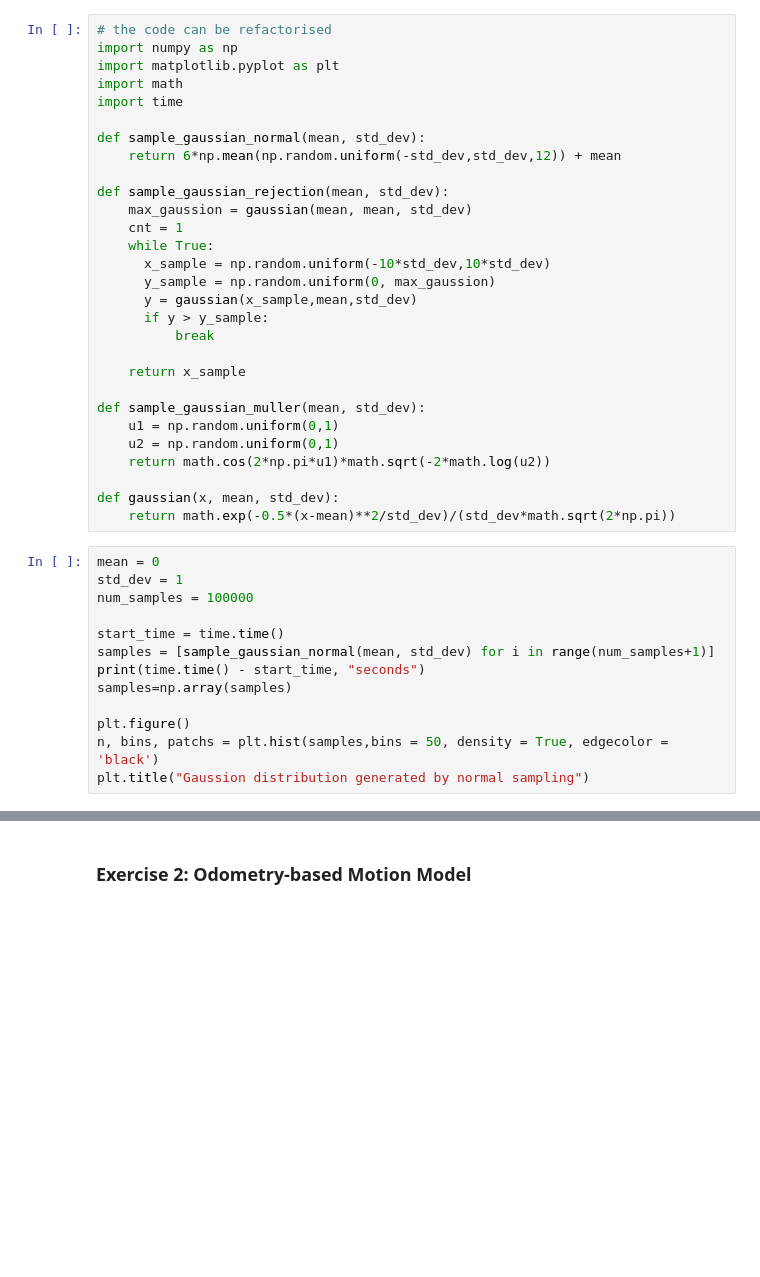
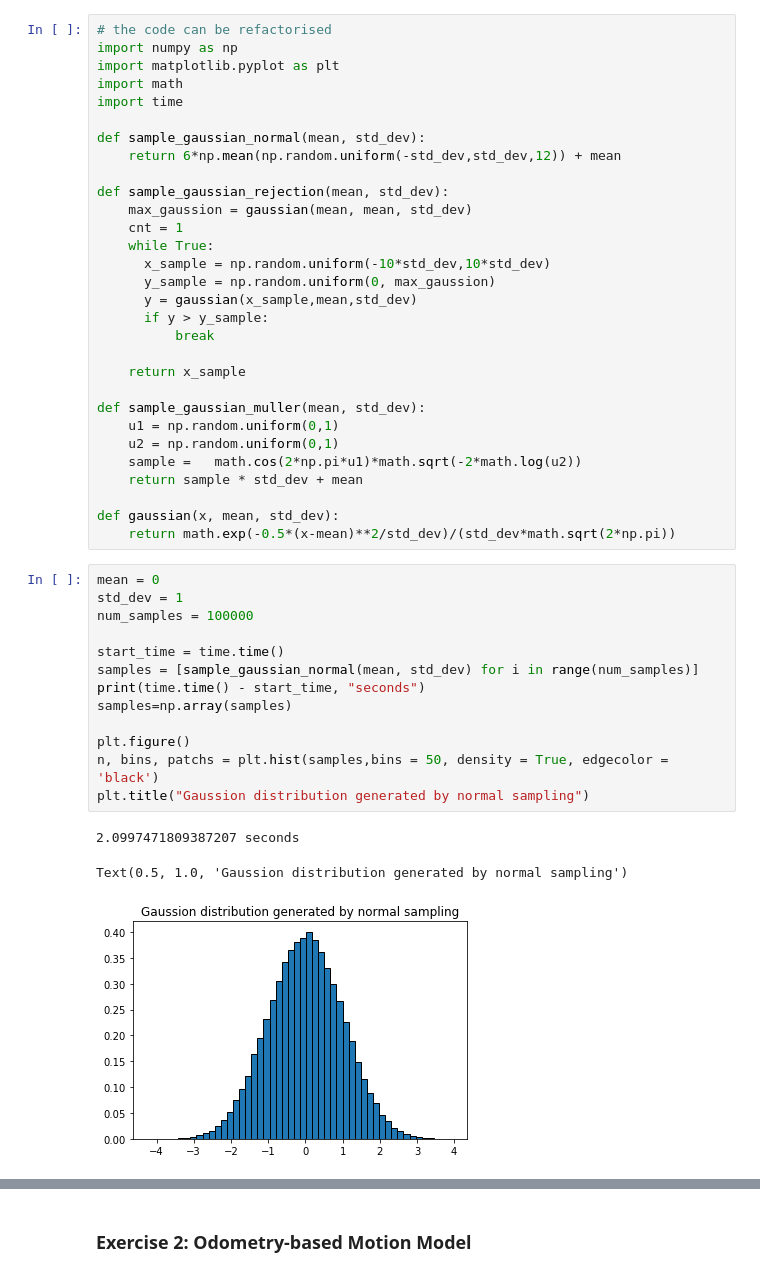
Before and after one commit to Jingogo/Solutions_Introdcution_to_Mobile_Robotics, a Jupyter notebook: solution_sheet5/solution5.ipynb, the cells around one changed output, grey strips where cells are left out. Saved outputs shown, nothing was run; the diff lists cells and outputs as text; blank space fills up the shorter version.

```diff
--- a/solution_sheet5/solution5.ipynb
+++ b/solution_sheet5/solution5.ipynb
@@ -23,22 +23,27 @@ def sample_gaussian_rejection(mean, std_dev):
 def sample_gaussian_muller(mean, std_dev):
     u1 = np.random.uniform(0,1)
     u2 = np.random.uniform(0,1)
-    return math.cos(2*np.pi*u1)*math.sqrt(-2*math.log(u2))
+    sample =   math.cos(2*np.pi*u1)*math.sqrt(-2*math.log(u2))
+    return sample * std_dev + mean
 
 def gaussian(x, mean, std_dev):
     return math.exp(-0.5*(x-mean)**2/std_dev)/(std_dev*math.sqrt(2*np.pi))
 # %%
 mean = 0
 std_dev = 1
 num_samples = 100000
 
 start_time = time.time()
-samples = [sample_gaussian_normal(mean, std_dev) for i in range(num_samples+1)]
+samples = [sample_gaussian_normal(mean, std_dev) for i in range(num_samples)]
 print(time.time() - start_time, "seconds")
 samples=np.array(samples)
 
 plt.figure()
 n, bins, patchs = plt.hist(samples,bins = 50, density = True, edgecolor = 'black')
 plt.title("Gaussion distribution generated by normal sampling")
+# %% [output]
+2.0997471809387207 seconds
+Text(0.5, 1.0, 'Gaussion distribution generated by normal sampling')
+[figure, added]
 # %%
 start_time = time.time()
```
Also changed, not shown: parts of 6 cells of this notebook.
